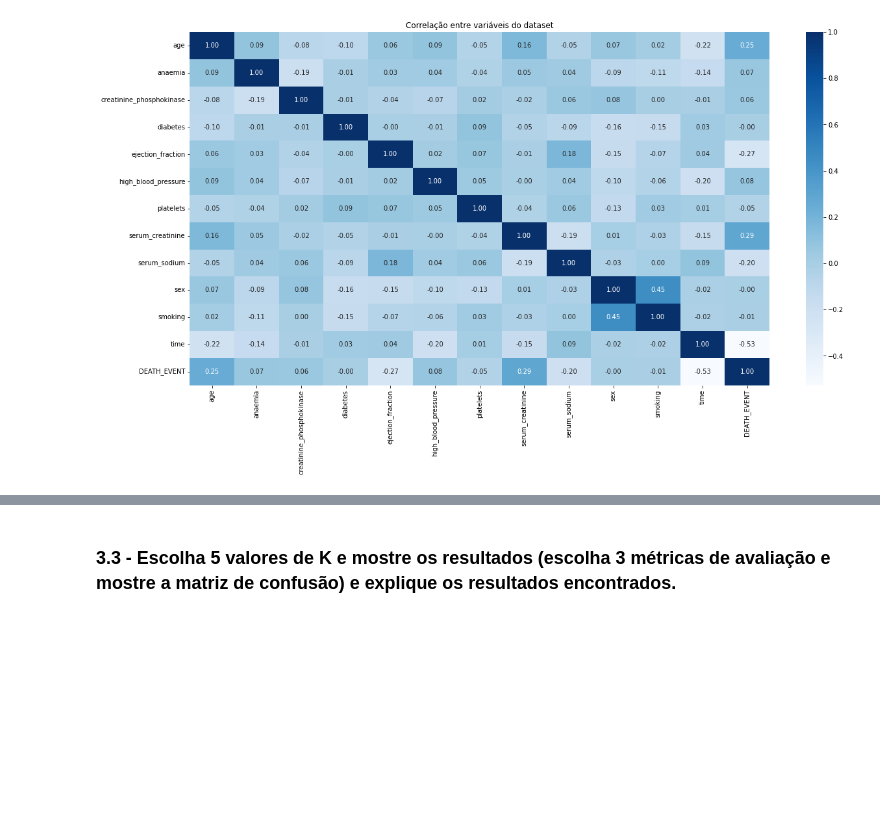
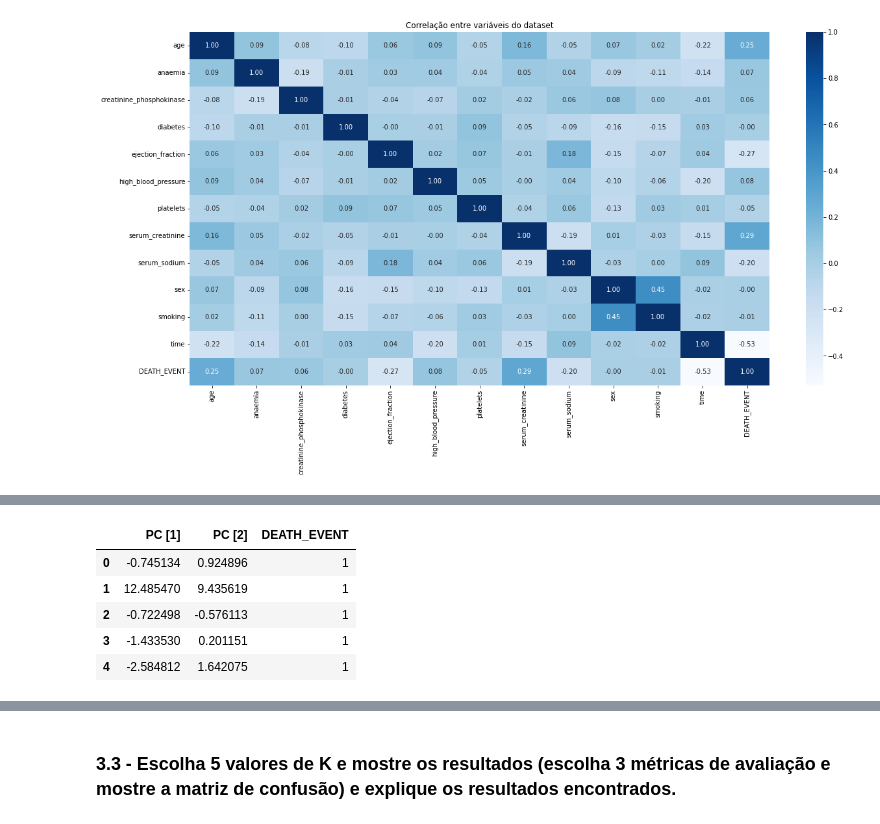
Before and after one commit to Jovi-DM/Inteligencia-Artifical, a Jupyter notebook: Prova 1/Prova1.ipynb, the cells around one changed output, grey strips where cells are left out. Drawn from its saved outputs; the diff is of its cells as text; code cells hidden in the pictures; blank space fills up the shorter version.

```diff
--- a/Prova 1/Prova1.ipynb
+++ b/Prova 1/Prova1.ipynb
@@ -198 +192,18 @@ array([[ 0.78947368,  0.        ,  0.7132116 , ..., -1.16666667,
+# %%
+#Definido PCA para os 5 atributos principais
+PCA_2 = PCA(n_components = 2)
+
+attributes = PCA_2.fit_transform(x)
+
+heart_failure_PCA_2 = pd.DataFrame(attributes, columns = ["PC [1]", "PC [2]"])
+heart_failure_PCA_2["DEATH_EVENT"] = y
+
+heart_failure_PCA_2.head()
+# %% [output]
+|  | PC [1] | PC [2] | DEATH_EVENT |
+| 0 | -0.745134 | 0.924896 | 1 |
+| 1 | 12.485470 | 9.435619 | 1 |
+| 2 | -0.722498 | -0.576113 | 1 |
+| 3 | -1.433530 | 0.201151 | 1 |
+| 4 | -2.584812 | 1.642075 | 1 |
 # %%
```
Also changed, not shown: parts of 19 cells of this notebook.
